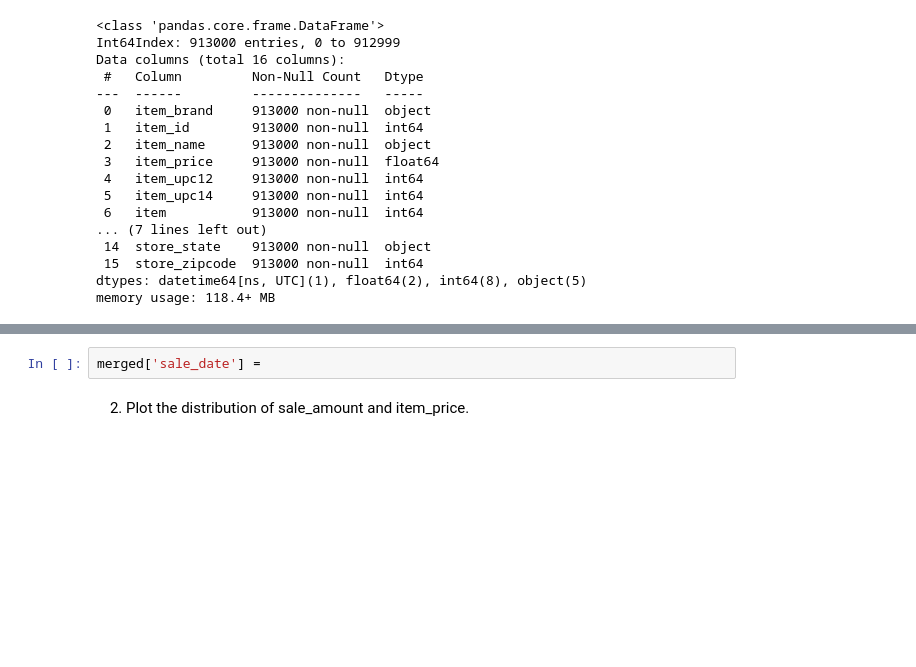
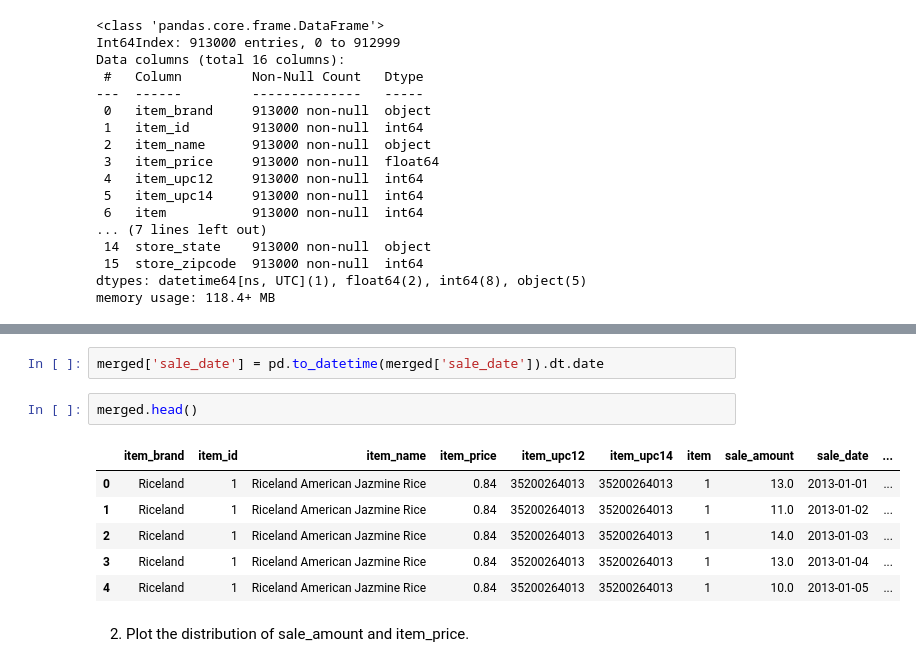
Before and after one commit to albertopuentes/time-series-exercises, a Jupyter notebook: prepare.ipynb, the cells around one changed output, grey strips where cells are left out. Cells and saved outputs as stored; diff of their text form; blank space fills up the shorter version.

```diff
--- a/prepare.ipynb
+++ b/prepare.ipynb
@@ -80,8 +80,17 @@ merged.head()
 | 2 | Riceland | 1 | Riceland American Jazmine Rice | 0.84 | 35200264013 | 35200264013 | 1 | 14.0 | 2013-01-03 00:00:00+00:00 | ... |
 | 3 | Riceland | 1 | Riceland American Jazmine Rice | 0.84 | 35200264013 | 35200264013 | 1 | 13.0 | 2013-01-04 00:00:00+00:00 | ... |
 | 4 | Riceland | 1 | Riceland American Jazmine Rice | 0.84 | 35200264013 | 35200264013 | 1 | 10.0 | 2013-01-05 00:00:00+00:00 | ... |
+# %%
+merged['sale_date'] = pd.to_datetime(merged['sale_date']).dt.date
 # %%
-merged['sale_date'] =
+merged.head()
+# %% [output]
+|  | item_brand | item_id | item_name | item_price | item_upc12 | item_upc14 | item | sale_amount | sale_date | ... |
+| 0 | Riceland | 1 | Riceland American Jazmine Rice | 0.84 | 35200264013 | 35200264013 | 1 | 13.0 | 2013-01-01 | ... |
+| 1 | Riceland | 1 | Riceland American Jazmine Rice | 0.84 | 35200264013 | 35200264013 | 1 | 11.0 | 2013-01-02 | ... |
+| 2 | Riceland | 1 | Riceland American Jazmine Rice | 0.84 | 35200264013 | 35200264013 | 1 | 14.0 | 2013-01-03 | ... |
+| 3 | Riceland | 1 | Riceland American Jazmine Rice | 0.84 | 35200264013 | 35200264013 | 1 | 13.0 | 2013-01-04 | ... |
+| 4 | Riceland | 1 | Riceland American Jazmine Rice | 0.84 | 35200264013 | 35200264013 | 1 | 10.0 | 2013-01-05 | ... |
 # %% [markdown]
 2) Plot the distribution of sale_amount and item_price.
 # %%
```
Also changed, not shown: parts of 11 cells of this notebook.
